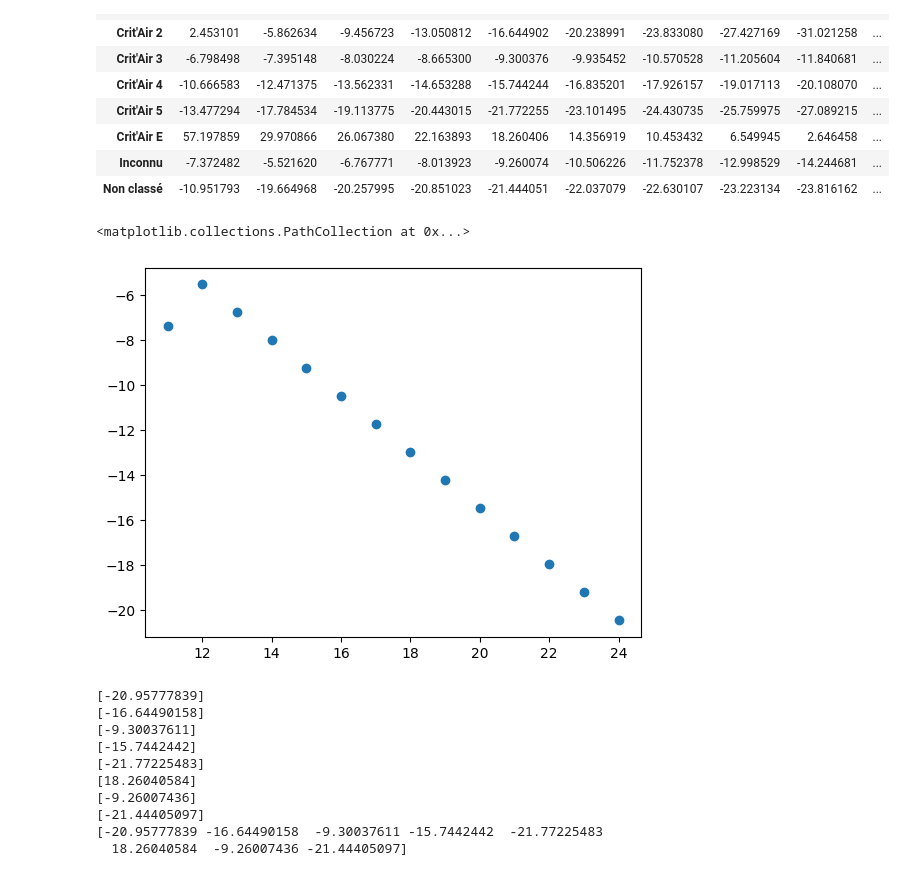
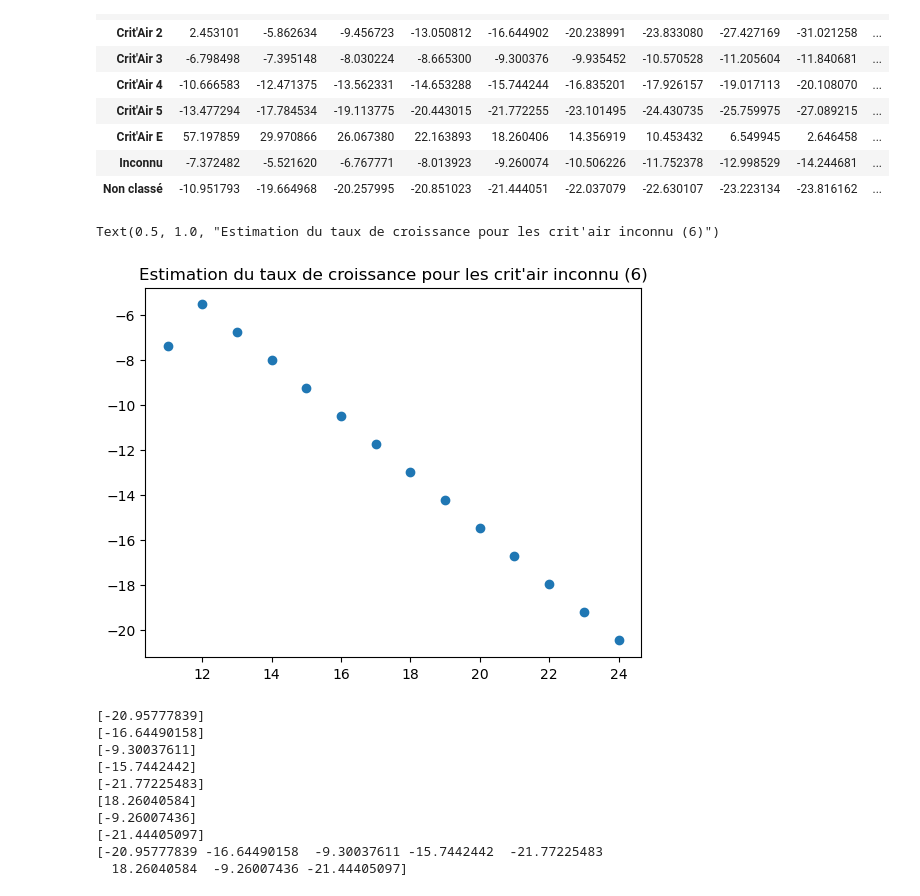
Before and after one commit to TheoLBTN/Projet-Python, a Jupyter notebook: Projet.ipynb, the cells around one changed output. Cells and saved outputs as stored; diff of their text form; code cells hidden in the pictures.

```diff
--- a/Projet.ipynb
+++ b/Projet.ipynb
@@ -500,9 +507,10 @@ taux_de_croissance_predit
 # %%
 a=np.arange(11,25)
 plt.scatter(a, taux_de_croissance_predit.iloc[6], label='Données historiques')
+plt.title("Estimation du taux de croissance pour les crit'air inconnu (6)")
 # %% [output]
-<matplotlib.collections.PathCollection at 0x...>
+Text(0.5, 1.0, "Estimation du taux de croissance pour les crit'air inconnu (6)")
-[figure, old version]
+[figure, new version]
 # %%
 k=15
 n=np.zeros(8)
```
Also changed, not shown: parts of 12 cells of this notebook.
